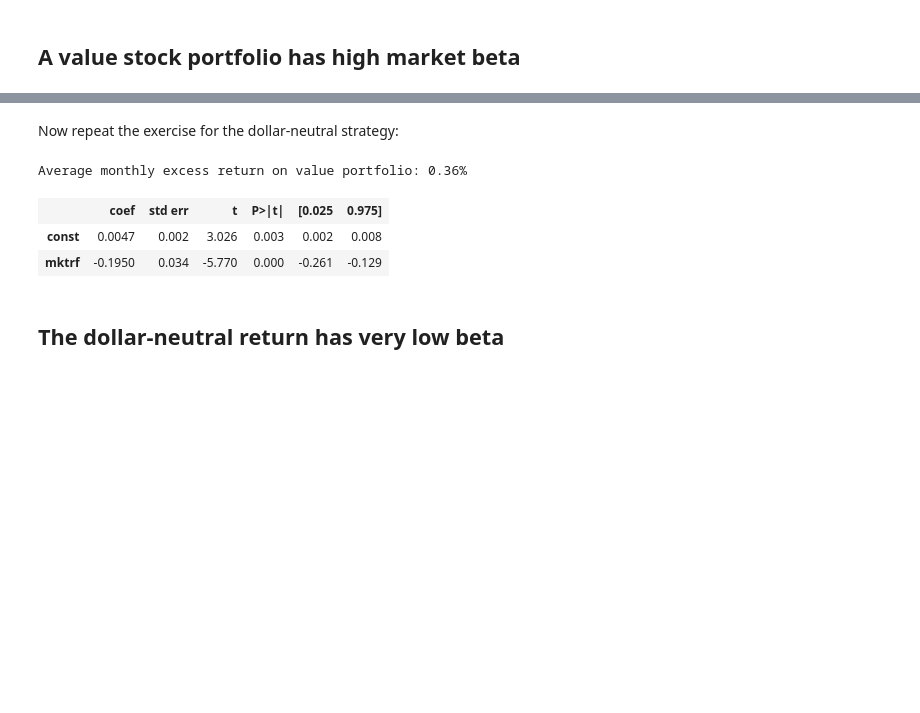
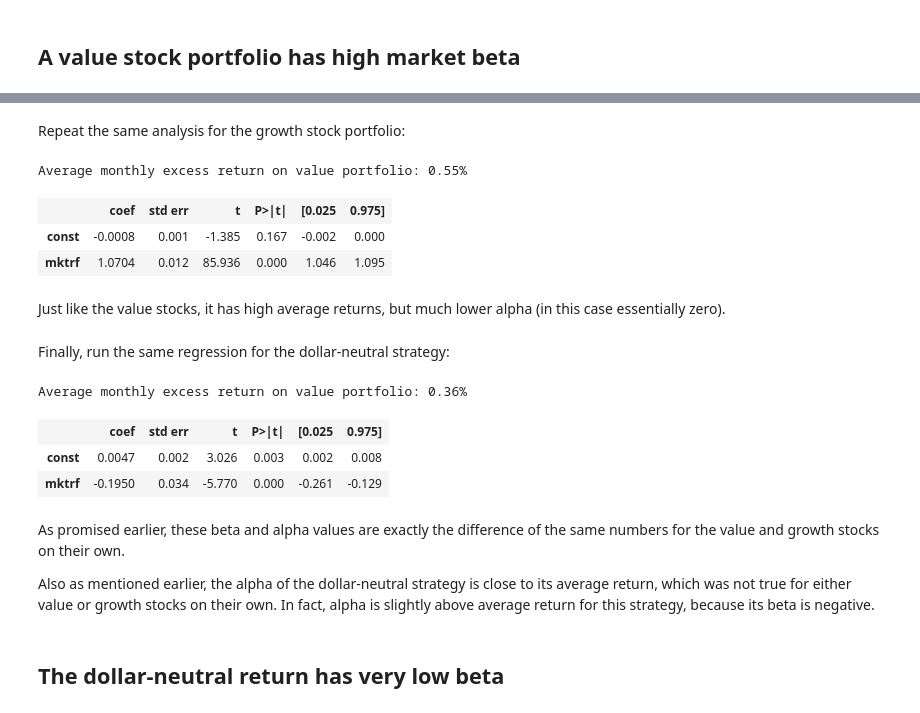
Before and after one commit to wgjm1986/Investments, a Jupyter notebook: Module 3/Week 11 - Short sales and dollar-neutral strategies/Short sales and dollar-neutral strategies.ipynb, the cells around one changed output, grey strips where cells are left out. Saved outputs shown, nothing was run; the diff lists cells and outputs as text; code cells hidden in the pictures; blank space fills up the shorter version.

```diff
--- a/Module 3/Week 11 - Short sales and dollar-neutral strategies/Short sales and dollar-neutral strategies.ipynb
+++ b/Module 3/Week 11 - Short sales and dollar-neutral strategies/Short sales and dollar-neutral strategies.ipynb
@@ -419,5 +456,17 @@ mktrf.plot();
+# %% [markdown]
+Repeat the same analysis for the growth stock portfolio:
+# %%
+print(f"Average monthly excess return on value portfolio: {100*(lo30bm-rf).mean() :.2f}%")
+ols_with_constant((lo30bm-rf),mktrf).fit().summary().tables[1]
+# %% [output]
+Average monthly excess return on value portfolio: 0.55%
+|  | coef | std err | t | P>|t| | [0.025 | 0.975] |
+| const | -0.0008 | 0.001 | -1.385 | 0.167 | -0.002 | 0.000 |
+| mktrf | 1.0704 | 0.012 | 85.936 | 0.000 | 1.046 | 1.095 |
+# %% [markdown]
+Just like the value stocks, it has high average returns, but much lower alpha (in this case essentially zero).
 # %% [markdown]
-Now repeat the exercise for the dollar-neutral strategy:
+Finally, run the same regression for the dollar-neutral strategy:
 # %%
 print(f"Average monthly excess return on value portfolio: {100*hilo.mean() :.2f}%")
 ols_with_constant(hilo,mktrf).fit().summary().tables[1]
@@ -426,6 +475,10 @@ Average monthly excess return on value portfolio: 0.36%
 |  | coef | std err | t | P>|t| | [0.025 | 0.975] |
 | const | 0.0047 | 0.002 | 3.026 | 0.003 | 0.002 | 0.008 |
 | mktrf | -0.1950 | 0.034 | -5.770 | 0.000 | -0.261 | -0.129 |
+# %% [markdown]
+As promised earlier, these beta and alpha values are exactly the difference of the same numbers for the value and growth stocks on their own.
+
+Also as mentioned earlier, the alpha of the dollar-neutral strategy is close to its average return, which was not true for either value or growth stocks on their own. In fact, alpha is slightly above average return for this strategy, because its beta is negative.
 # %% [markdown]
 ## The dollar-neutral return has very low beta
 # %%
```
Also changed, not shown: parts of 14 cells of this notebook, 12 other files.
